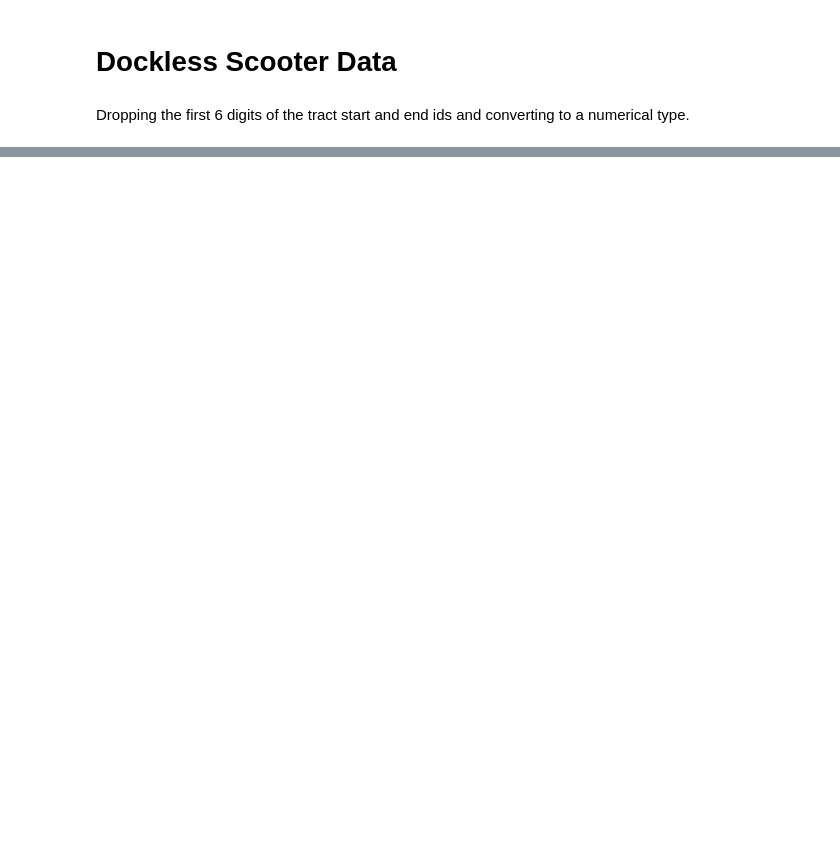
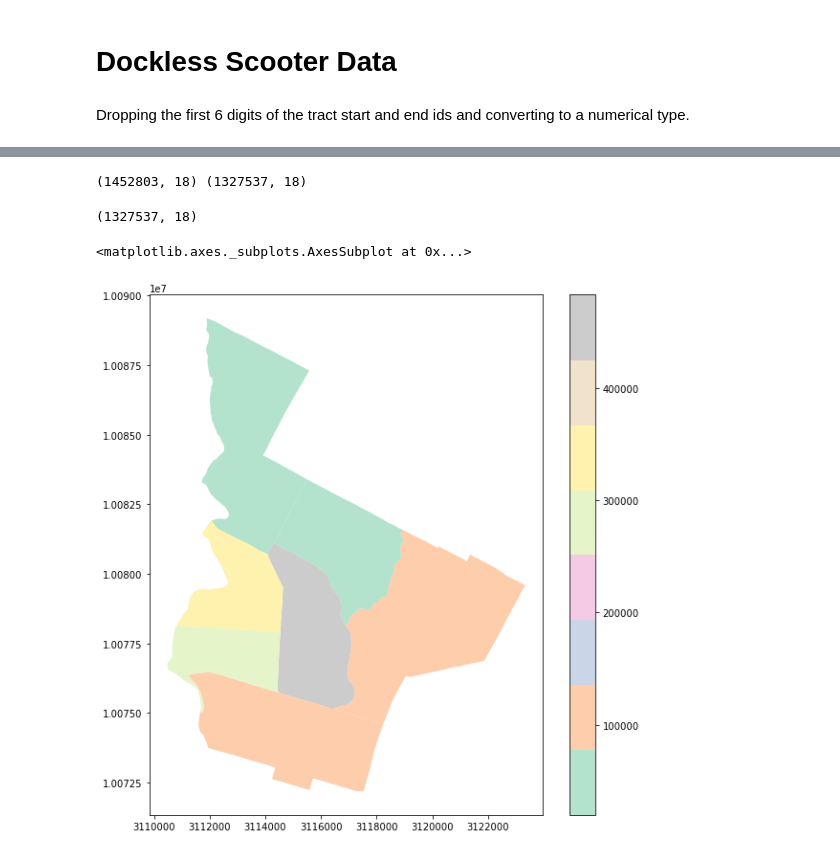
Before and after one commit to sanjayyepuri/DocklessVehicleTraffic, a Jupyter notebook: notebooks/DocklessScooterData.ipynb, the cells around one changed output, grey strips where cells are left out. Cells and saved outputs as stored; diff of their text form; code cells hidden in the pictures; blank space fills up the shorter version.

```diff
--- a/notebooks/DocklessScooterData.ipynb
+++ b/notebooks/DocklessScooterData.ipynb
@@ -31,0 +85,20 @@ NameError: name 'scooter_data' is not defined
+# %%
+print(scooter_data_starting.shape, scooter_data_ending.shape)
+scooter_data_starting.head()
+merged_data =scooter_data_starting[scooter_data_starting['ID'].isin(scooter_data_ending['ID'])]
+merged_data.shape
+# %% [output]
+(1452803, 18) (1327537, 18)
+(1327537, 18)
+# %%
+merged_start_freqs = merged_data.groupby(['tract_start'])['tract_start'].agg('count').to_frame('count').reset_index()
+merged_end_freqs = merged_data.groupby(['tract_end'])['tract_end'].agg('count').to_frame('count').reset_index()
+
+merged_start_data = geopandas.GeoDataFrame(pd.merge(merged_start_freqs, austin_data, how='inner', left_on=['tract_start'], right_on=['TRACTCE10']))
+merged_end_data = geopandas.GeoDataFrame(pd.merge(merged_end_freqs, austin_data, how='inner', left_on=['tract_end'], right_on=['TRACTCE10']))
+# %%
+fig, ax = plt.subplots(figsize=(10,10))
+merged_start_data.plot(column='count', ax=ax, legend=True, cmap='Pastel2')
+# %% [output]
+<matplotlib.axes._subplots.AxesSubplot at 0x...>
+[figure, added]
```
Also changed, not shown: parts of 18 cells of this notebook, 2 other files.
